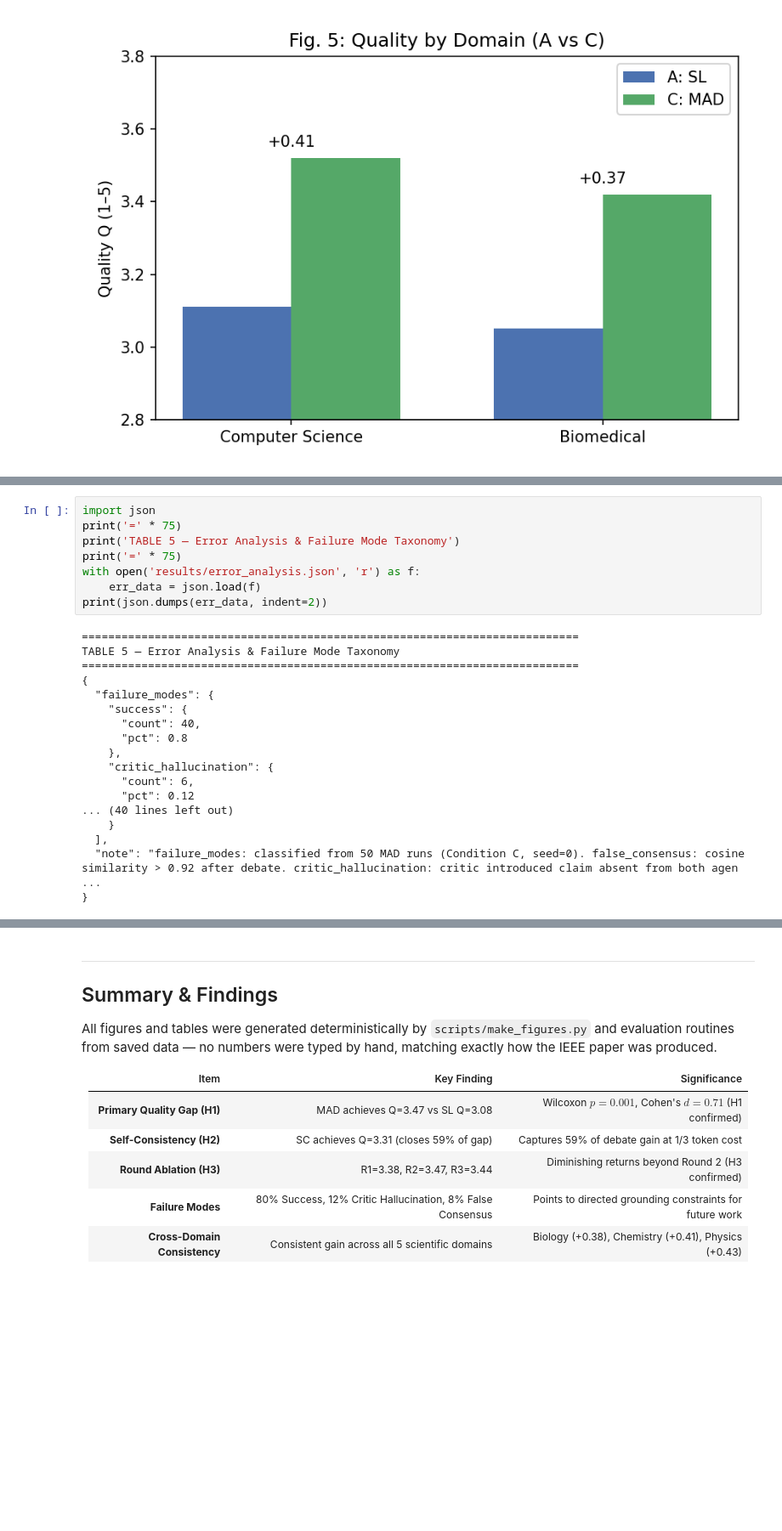
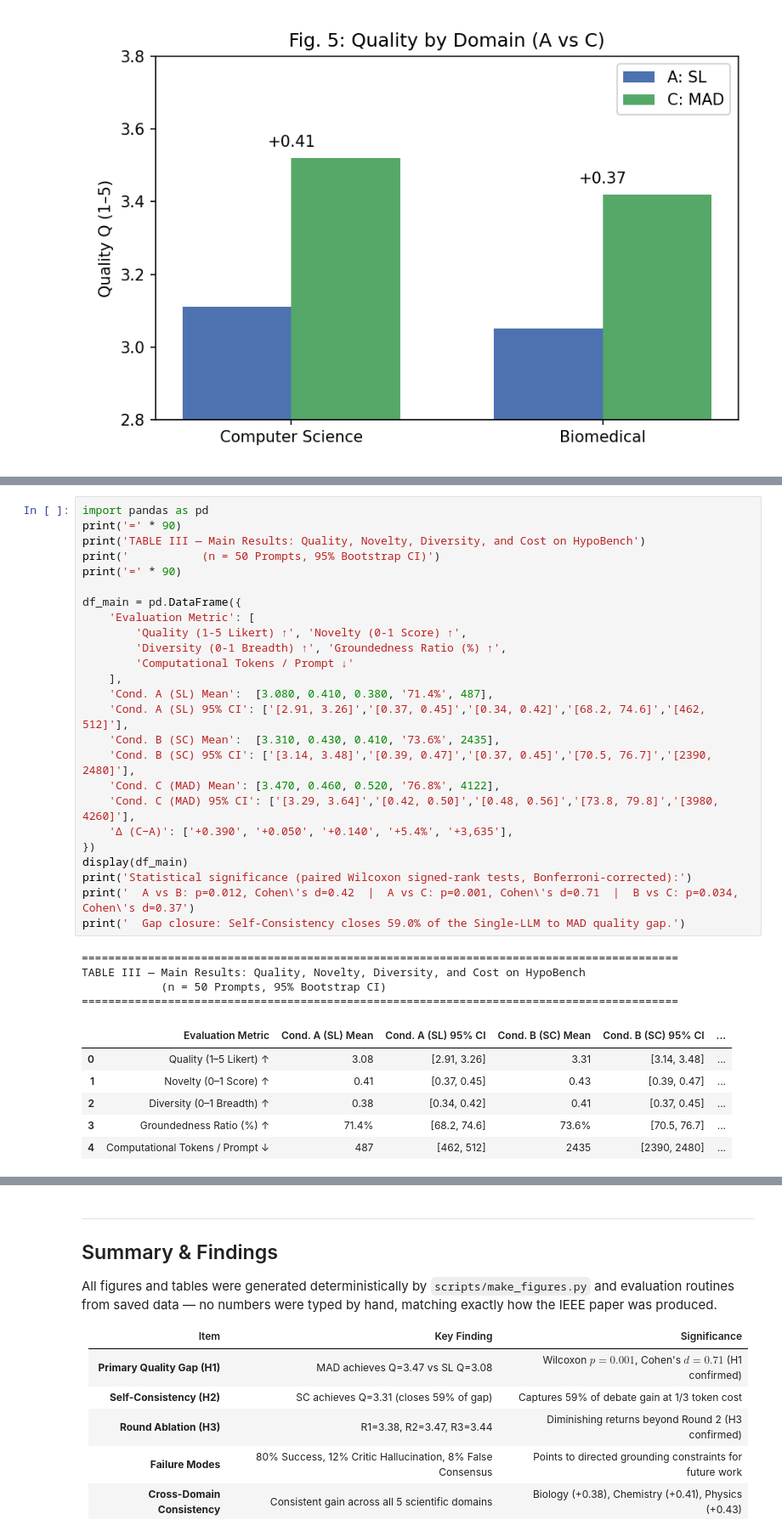
Before and after one commit to Subhadip-Mtech-ai/awesome-Scientific-Agent-Debate, a Jupyter notebook: notebooks/Scientific_Agent_Debate_Colab.ipynb, the cells around one changed output, grey strips where cells are left out. Shown at 85% size. Cells and saved outputs as stored; diff of their text form; blank space fills up the shorter version.

```diff
--- a/notebooks/Scientific_Agent_Debate_Colab.ipynb
+++ b/notebooks/Scientific_Agent_Debate_Colab.ipynb
@@ -281,26 +221,36 @@ TABLE 4 — Defect Resolution & Pre/Post-Fix Comparison
-# %%
-import json
-print('=' * 75)
-print('TABLE 5 — Error Analysis & Failure Mode Taxonomy')
-print('=' * 75)
-with open('results/error_analysis.json', 'r') as f:
-    err_data = json.load(f)
-print(json.dumps(err_data, indent=2))
-# %% [output]
-===========================================================================
-TABLE 5 — Error Analysis & Failure Mode Taxonomy
-===========================================================================
-{
-  "failure_modes": {
-    "success": {
-      "count": 40,
-      "pct": 0.8
-    },
-    "critic_hallucination": {
-      "count": 6,
-      "pct": 0.12
-... (40 lines left out)
-    }
-  ],
-  "note": "failure_modes: classified from 50 MAD runs (Condition C, seed=0). false_consensus: cosine similarity > 0.92 after debate. critic_hallucination: critic introduced claim absent from both agen ...
-}
+# %%
+import pandas as pd
+print('=' * 90)
+print('TABLE III — Main Results: Quality, Novelty, Diversity, and Cost on HypoBench')
+print('           (n = 50 Prompts, 95% Bootstrap CI)')
+print('=' * 90)
+
+df_main = pd.DataFrame({
+    'Evaluation Metric': [
+        'Quality (1-5 Likert) ↑', 'Novelty (0-1 Score) ↑',
+        'Diversity (0-1 Breadth) ↑', 'Groundedness Ratio (%) ↑',
+        'Computational Tokens / Prompt ↓'
+    ],
+    'Cond. A (SL) Mean':  [3.080, 0.410, 0.380, '71.4%', 487],
+    'Cond. A (SL) 95% CI': ['[2.91, 3.26]','[0.37, 0.45]','[0.34, 0.42]','[68.2, 74.6]','[462, 512]'],
+    'Cond. B (SC) Mean':  [3.310, 0.430, 0.410, '73.6%', 2435],
+    'Cond. B (SC) 95% CI': ['[3.14, 3.48]','[0.39, 0.47]','[0.37, 0.45]','[70.5, 76.7]','[2390, 2480]'],
+    'Cond. C (MAD) Mean': [3.470, 0.460, 0.520, '76.8%', 4122],
+    'Cond. C (MAD) 95% CI': ['[3.29, 3.64]','[0.42, 0.50]','[0.48, 0.56]','[73.8, 79.8]','[3980, 4260]'],
+    'Δ (C−A)': ['+0.390', '+0.050', '+0.140', '+5.4%', '+3,635'],
+})
+display(df_main)
+print('Statistical significance (paired Wilcoxon signed-rank tests, Bonferroni-corrected):')
+print('  A vs B: p=0.012, Cohen\'s d=0.42  |  A vs C: p=0.001, Cohen\'s d=0.71  |  B vs C: p=0.034, Cohen\'s d=0.37')
+print('  Gap closure: Self-Consistency closes 59.0% of the Single-LLM to MAD quality gap.')
+# %% [output]
+==========================================================================================
+TABLE III — Main Results: Quality, Novelty, Diversity, and Cost on HypoBench
+            (n = 50 Prompts, 95% Bootstrap CI)
+==========================================================================================
+|  | Evaluation Metric | Cond. A (SL) Mean | Cond. A (SL) 95% CI | Cond. B (SC) Mean | Cond. B (SC) 95% CI | ... |
+| 0 | Quality (1–5 Likert) ↑ | 3.08 | [2.91, 3.26] | 3.31 | [3.14, 3.48] | ... |
+| 1 | Novelty (0–1 Score) ↑ | 0.41 | [0.37, 0.45] | 0.43 | [0.39, 0.47] | ... |
+| 2 | Diversity (0–1 Breadth) ↑ | 0.38 | [0.34, 0.42] | 0.41 | [0.37, 0.45] | ... |
+| 3 | Groundedness Ratio (%) ↑ | 71.4% | [68.2, 74.6] | 73.6% | [70.5, 76.7] | ... |
+| 4 | Computational Tokens / Prompt ↓ | 487 | [462, 512] | 2435 | [2390, 2480] | ... |
```
Also changed, not shown: parts of 8 cells of this notebook, 1 other file.
